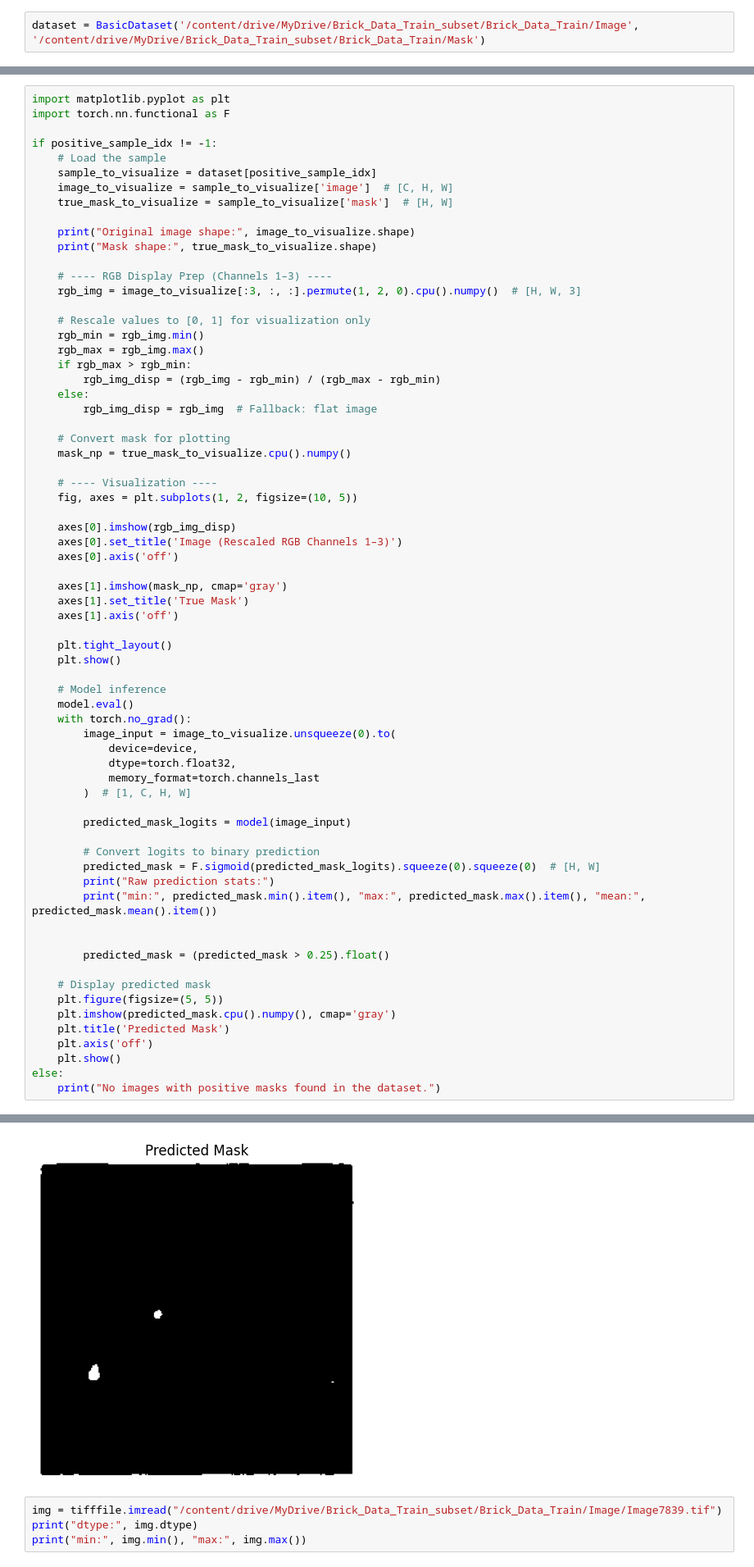
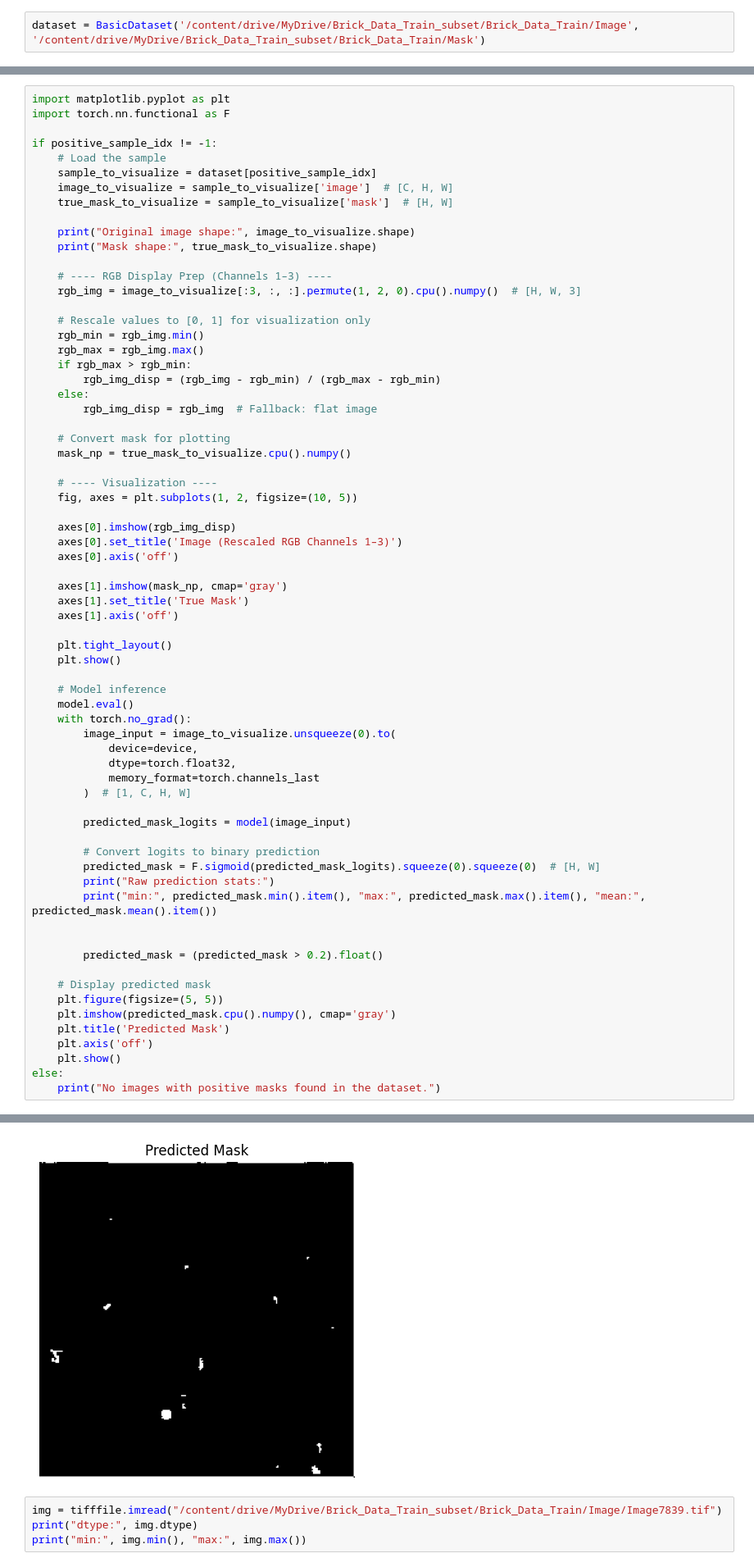
Before and after one commit to lavaloop-official/Pytorch-UNet, a Jupyter notebook: unet_training.ipynb, the cells around one changed output, grey strips where cells are left out. Shown at 82% size. Saved outputs shown, nothing was run; the diff lists cells and outputs as text.

```diff
--- a/unet_training.ipynb
+++ b/unet_training.ipynb
@@ -490,7 +515,7 @@ if positive_sample_idx != -1:
         print("min:", predicted_mask.min().item(), "max:", predicted_mask.max().item(), "mean:", predicted_mask.mean().item())
 
 
-        predicted_mask = (predicted_mask > 0.25).float()
+        predicted_mask = (predicted_mask > 0.2).float()
 
     # Display predicted mask
     plt.figure(figsize=(5, 5))
@@ -509,4 +534,4 @@ min: 0.1907675564289093 max: 0.40086498856544495 mean: 0.22467806935310364
-[figure, old version]
+[figure, new version]
 # %%
 img = tifffile.imread("/content/drive/MyDrive/Brick_Data_Train_subset/Brick_Data_Train/Image/Image7839.tif")
 print("dtype:", img.dtype)
```
Also changed, not shown: parts of 2 cells of this notebook.
